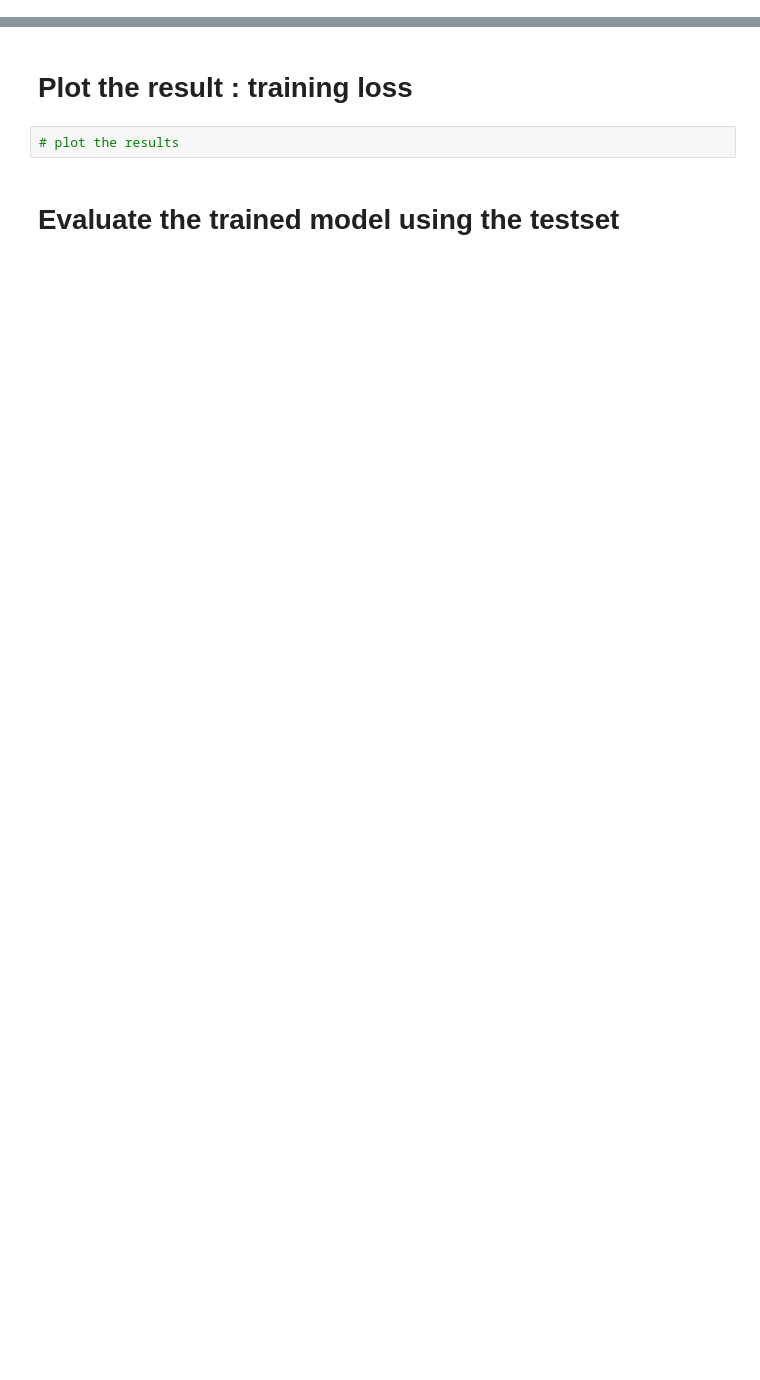
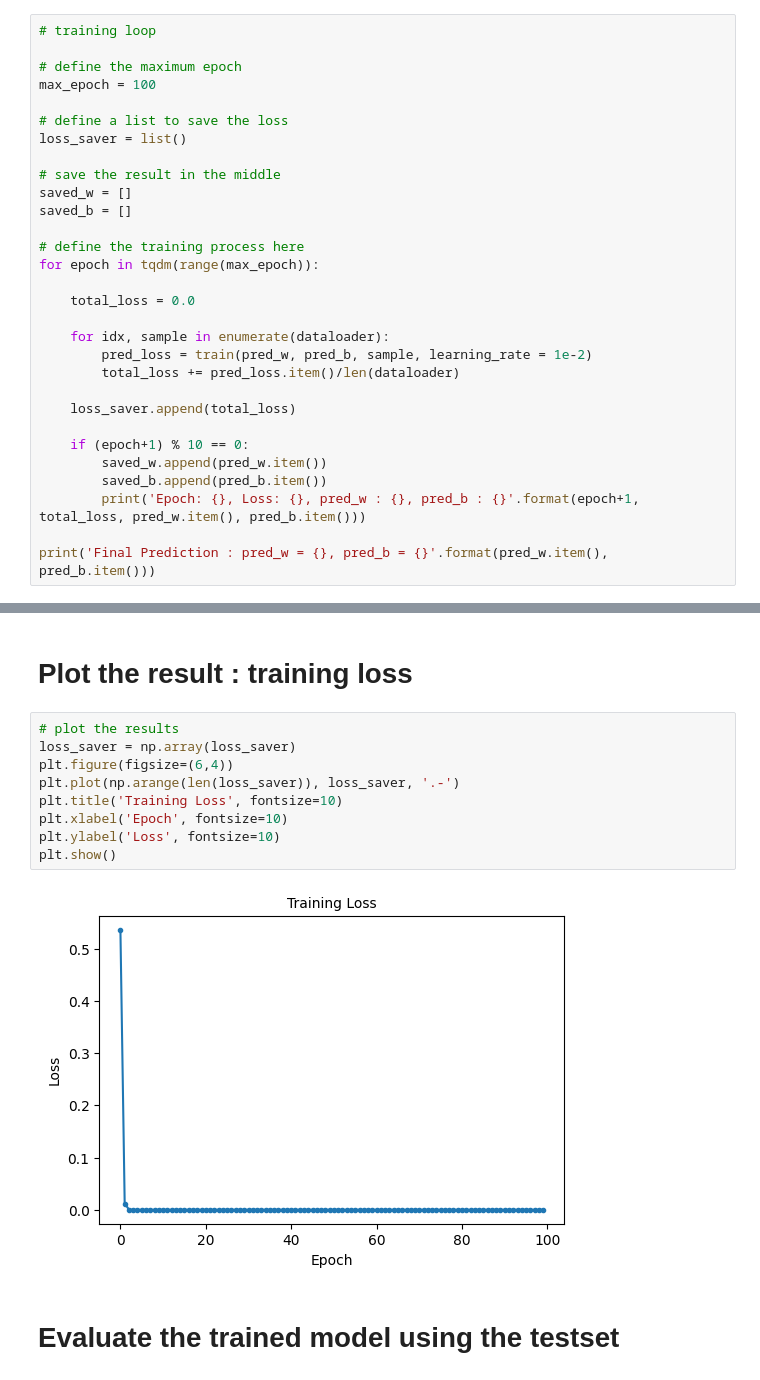
Before and after one commit to ppokranguser/Artificial_Intelligence_study, a Jupyter notebook: 240924_logistic_regression_blanks.ipynb, the cells around one changed output, grey strips where cells are left out. Drawn from its saved outputs; the diff is of its cells as text; blank space fills up the shorter version.

```diff
--- a/240924_logistic_regression_blanks.ipynb
+++ b/240924_logistic_regression_blanks.ipynb
@@ -23,0 +208,30 @@
+# %%
+# training loop
+
+# define the maximum epoch
+max_epoch = 100
+
+# define a list to save the loss
+loss_saver = list()
+
+# save the result in the middle
+saved_w = []
+saved_b = []
+
+# define the training process here
+for epoch in tqdm(range(max_epoch)):
+
+    total_loss = 0.0
+
+    for idx, sample in enumerate(dataloader):
+        pred_loss = train(pred_w, pred_b, sample, learning_rate = 1e-2)
+        total_loss += pred_loss.item()/len(dataloader)
+
+    loss_saver.append(total_loss)
+
+    if (epoch+1) % 10 == 0:
+        saved_w.append(pred_w.item())
+        saved_b.append(pred_b.item())
+        print('Epoch: {}, Loss: {}, pred_w : {}, pred_b : {}'.format(epoch+1, total_loss, pred_w.item(), pred_b.item()))
+
+print('Final Prediction : pred_w = {}, pred_b = {}'.format(pred_w.item(), pred_b.item()))
@@ -24,6 +250,15 @@
 # %% [markdown]
 # Plot the result : training loss
-# %%
-# plot the results
+# %%
+# plot the results
+loss_saver = np.array(loss_saver)
+plt.figure(figsize=(6,4))
+plt.plot(np.arange(len(loss_saver)), loss_saver, '.-')
+plt.title('Training Loss', fontsize=10)
+plt.xlabel('Epoch', fontsize=10)
+plt.ylabel('Loss', fontsize=10)
+plt.show()
+# %% [output]
+[figure, added]
 # %% [markdown]
 # Evaluate the trained model using the testset
```
Also changed, not shown: parts of 17 cells of this notebook.
